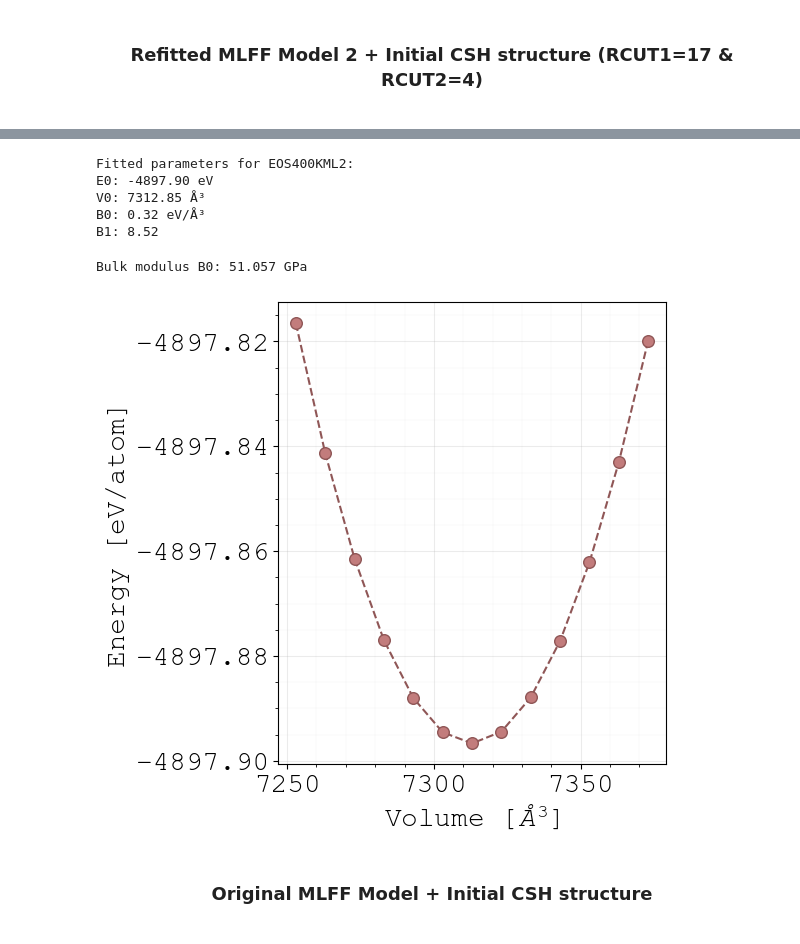
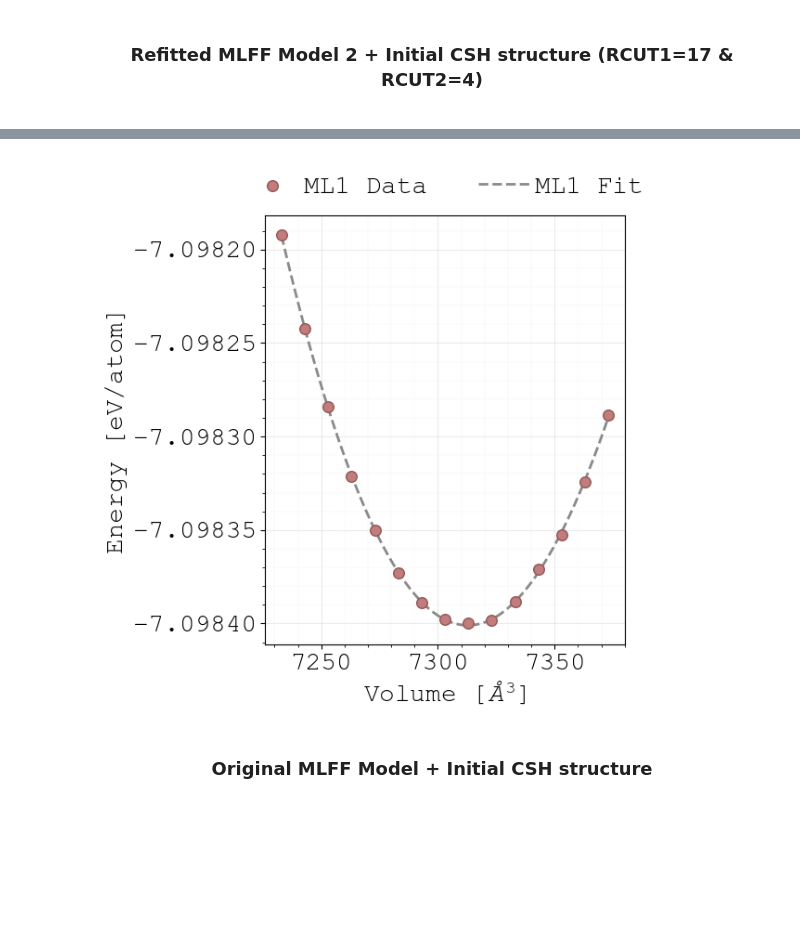
Before and after one commit to quantum-gabo/bachelor-thesis, a Jupyter notebook: notebooks/thesis-figures.ipynb, the cells around one changed output, grey strips where cells are left out. Cells and saved outputs as stored; diff of their text form; code cells hidden in the pictures; blank space fills up the shorter version.

```diff
--- a/notebooks/thesis-figures.ipynb
+++ b/notebooks/thesis-figures.ipynb
@@ -108,0 +80,6 @@ n_atoms = sum(atoms)
+# %%
+# POSCAR file path
+POSCAR = "../dftb/eos/POSCAR-init"
+
+# Read the POSCAR file
+POSCAR_FILE = ReadPoscarFile(POSCAR)
@@ -1159,7 +1219,5 @@ plt.show()
     </h3>
 </div>
 # %%
-# REFITTED MLFF 2 + INIT CSH STRUCTURE (RELAXED)
-EOS400KML2 = pd.read_csv(eos_400K_dir + "volume-m2-3.dat", sep=r'\s+', header=None)
-EOS400KML2_V = EOS400KML2.iloc[:, 0].values
-EOS400KML2_E = EOS400KML2.iloc[:, 1].values
+# Load the EOS data for ML1
+EOS_ML2 = MyEOSFitter(eos_400K_dir + "volume-m2-3.dat", normalise=True)
@@ -1166,25 +1240,4 @@ EOS400KML2_E = EOS400KML2.iloc[:, 1].values
 # %%
-# Perform the fit
-popt_EOS400KML2, _ = curve_fit(EOSModel, EOS400KML2_V, EOS400KML2_E, p0=[-4879, volume_rxo, -0.5, 4])
-
-# Extract the fitted parameters
-E0_EOS400KML2, V0_EOS400KML2, B0_EOS400KML2, B1_EOS400KML2 = popt_EOS400KML2
-
-# Report the fitted parameters
-print(f"Fitted parameters for EOS400KML2:")
-print(f"E0: {E0_EOS400KML2:.2f} eV")
-print(f"V0: {V0_EOS400KML2:.2f} Å³")
-print(f"B0: {B0_EOS400KML2:.2f} eV/Å³")
-print(f"B1: {B1_EOS400KML2:.2f}")
+EOS_ML2.ShowFittedEOS(labels = ['ML1 Data', 'ML1 Fit'], save = False)
 # %% [output]
-Fitted parameters for EOS400KML2:
-E0: -4897.90 eV
-V0: 7312.85 Å³
-B0: 0.32 eV/Å³
-B1: 8.52
+[figure, added]
-# %%
-# Get the Bulk modulus in GPa
-B0_EOS400KML2_GPa = B0_EOS400KML2 * 160.21766208  # Convert eV/Å³ to GPa
-print(f"Bulk modulus B0: {B0_EOS400KML2_GPa:.3f} GPa")
-# %% [output]
-Bulk modulus B0: 51.057 GPa
@@ -1194,44 +1244,3 @@ E_FIT_EOS400KML2 = EOSModel(EOS400KML2_V, *popt_EOS400KML2)
-# %%
-fig, ax = plt.subplots(figsize=(5, 6))
-
-# Disable scientific and offset notation
-formatter = ScalarFormatter(useOffset=False, useMathText=False)
-formatter.set_scientific(False)
-
-# Set formatter for both axes
-ax.xaxis.set_major_formatter(formatter)
-ax.yaxis.set_major_formatter(formatter)
-
-# Plot the volume-energy data
-ax.scatter(EOS400KML2_V[2:], E_FIT_EOS400KML2[2:], label='MLFF 1', color=dataset_colors[3],
-            edgecolors=dataset_line_colors[3], s=70, marker='o', zorder=3)
-#ax.plot(EOS400KML1_V[:12], EOS400KML1_E[:12], label='MLFF 1', color=dataset_line_colors[3],
-        #linewidth=1.5, zorder=1)
-# Plot the fitted EOS curve
-
-ax.plot(EOS400KML2_V[2:], E_FIT_EOS400KML2[2:], label='Fitted EOS MLFF 1', color=dataset_line_colors[3], linestyle='--', zorder=2)
-# Set labels
-ax.set(xlabel=r'Volume [$\AA^3$]', ylabel='Energy [eV/atom]')
-# Grid settings
-ax.grid(True, which='major', linestyle='-', linewidth=0.75, alpha=0.25)
-ax.minorticks_on()
-ax.grid(True, which='minor', linestyle='-', linewidth=0.25, alpha=0.15)
-ax.set_axisbelow(True)
-
-# # Set legend
-# handles, labels = ax.get_legend_handles_labels()
-# desired_order = [0, 1, 2]
-# ax.legend(
-#     [handles[i] for i in desired_order],
-#     [labels[i] for i in desired_order],
-#     loc='upper center',
-#     bbox_to_anchor=(0.5, 1.15),  # place legend above the axes, centered
-#     ncol=4,                      # spread legend entries horizontally
-#     frameon = False                # remove legend border/frame
-# )
-plt.show()
-# %% [output]
-[figure, removed]
 # %% [markdown]
 <div class="header" style="text-align: center; margin-top: 20px; margin-bottom: 20px; font-family: Arial, sans-serif;">
     <h3>
```
Also changed, not shown: parts of 44 cells of this notebook.
